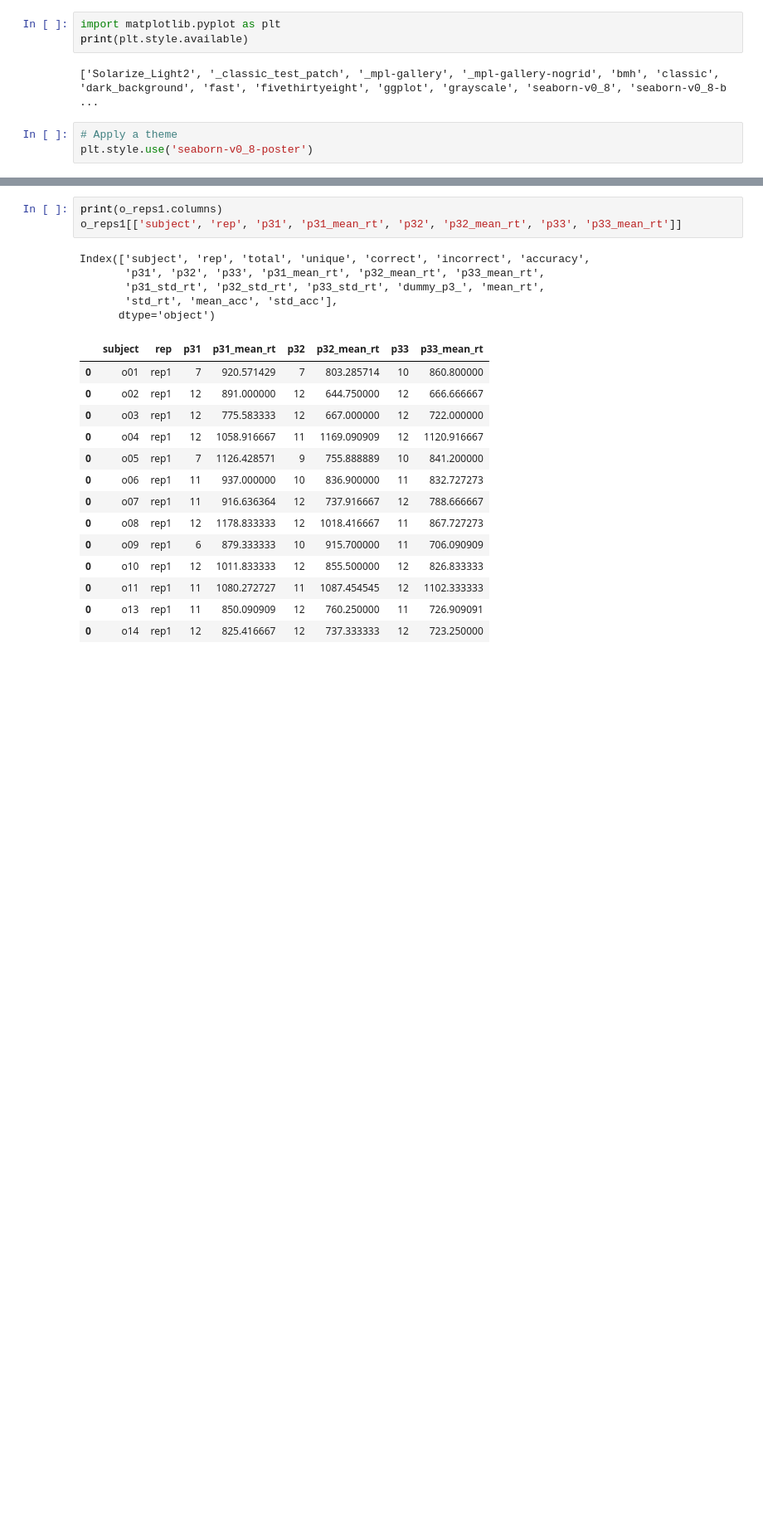
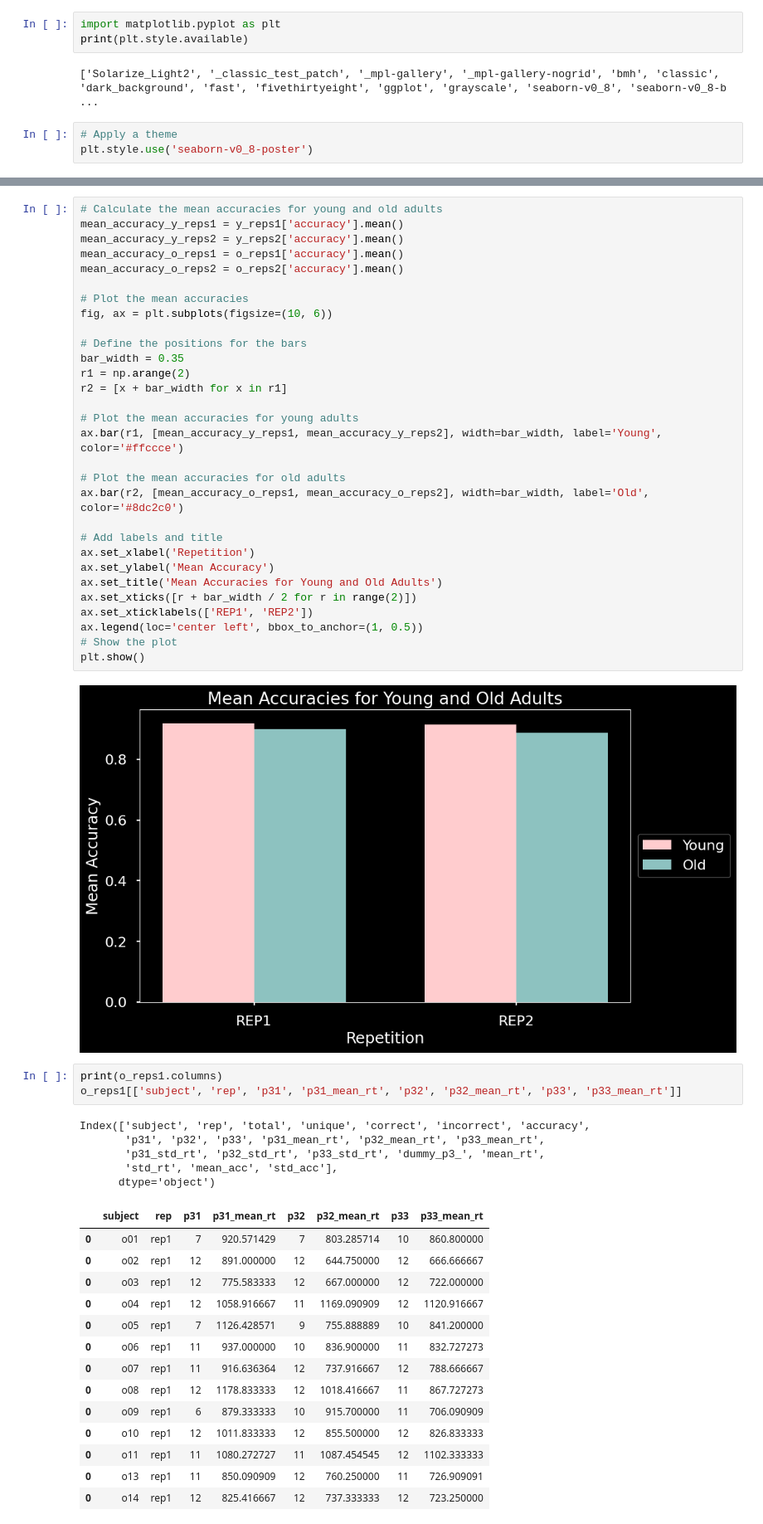
Before and after one commit to McSonk/brain-imaging, a Jupyter notebook: code/python/behaviour_global.ipynb, the cells around one changed output, grey strips where cells are left out. Shown at 83% size. Saved outputs shown, nothing was run; the diff lists cells and outputs as text; blank space fills up the shorter version.

Commit message:
Adds the plot of both groups

```diff
--- a/code/python/behaviour_global.ipynb
+++ b/code/python/behaviour_global.ipynb
@@ -762,3 +762,35 @@ Mean accuracy for REP2: 0.92
+# %%
+# Calculate the mean accuracies for young and old adults
+mean_accuracy_y_reps1 = y_reps1['accuracy'].mean()
+mean_accuracy_y_reps2 = y_reps2['accuracy'].mean()
+mean_accuracy_o_reps1 = o_reps1['accuracy'].mean()
+mean_accuracy_o_reps2 = o_reps2['accuracy'].mean()
+
+# Plot the mean accuracies
+fig, ax = plt.subplots(figsize=(10, 6))
+
+# Define the positions for the bars
+bar_width = 0.35
+r1 = np.arange(2)
+r2 = [x + bar_width for x in r1]
+
+# Plot the mean accuracies for young adults
+ax.bar(r1, [mean_accuracy_y_reps1, mean_accuracy_y_reps2], width=bar_width, label='Young', color='#ffccce')
+
+# Plot the mean accuracies for old adults
+ax.bar(r2, [mean_accuracy_o_reps1, mean_accuracy_o_reps2], width=bar_width, label='Old', color='#8dc2c0')
+
+# Add labels and title
+ax.set_xlabel('Repetition')
+ax.set_ylabel('Mean Accuracy')
+ax.set_title('Mean Accuracies for Young and Old Adults')
+ax.set_xticks([r + bar_width / 2 for r in range(2)])
+ax.set_xticklabels(['REP1', 'REP2'])
+ax.legend(loc='center left', bbox_to_anchor=(1, 0.5))
+# Show the plot
+plt.show()
+# %% [output]
+[figure, added]
 # %%
 print(o_reps1.columns)
 o_reps1[['subject', 'rep', 'p31', 'p31_mean_rt', 'p32', 'p32_mean_rt', 'p33', 'p33_mean_rt']]
```
Also changed, not shown: parts of 3 cells of this notebook.
